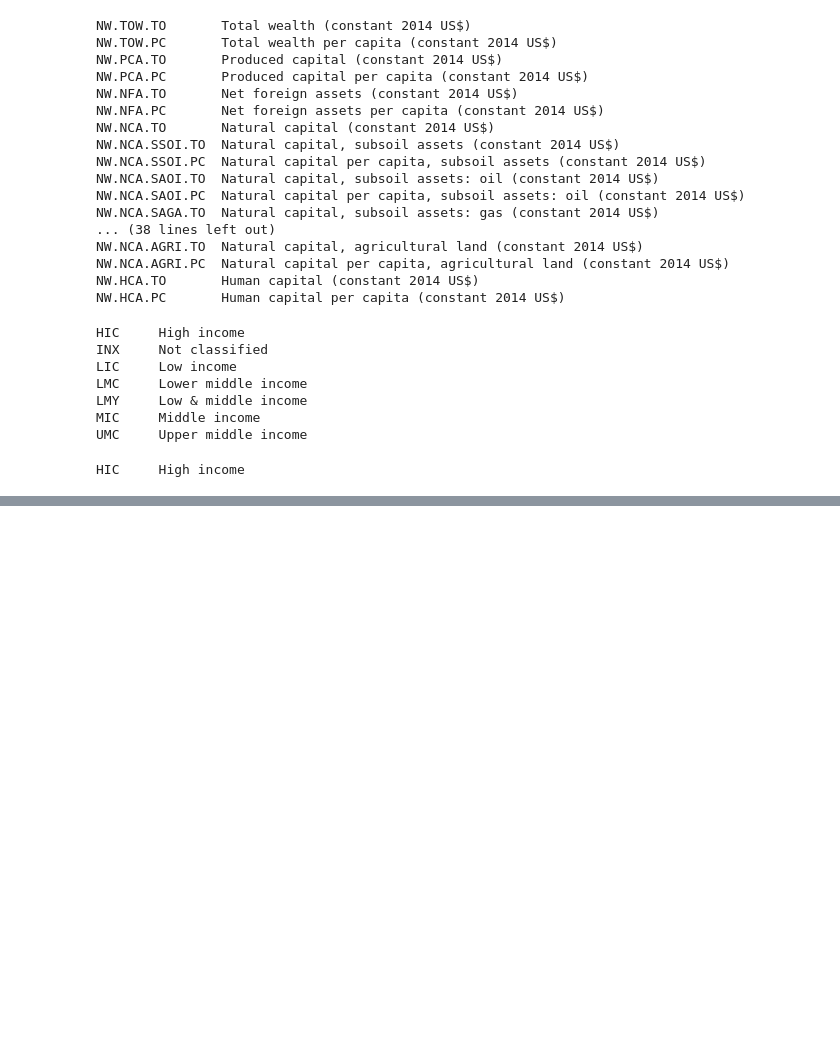
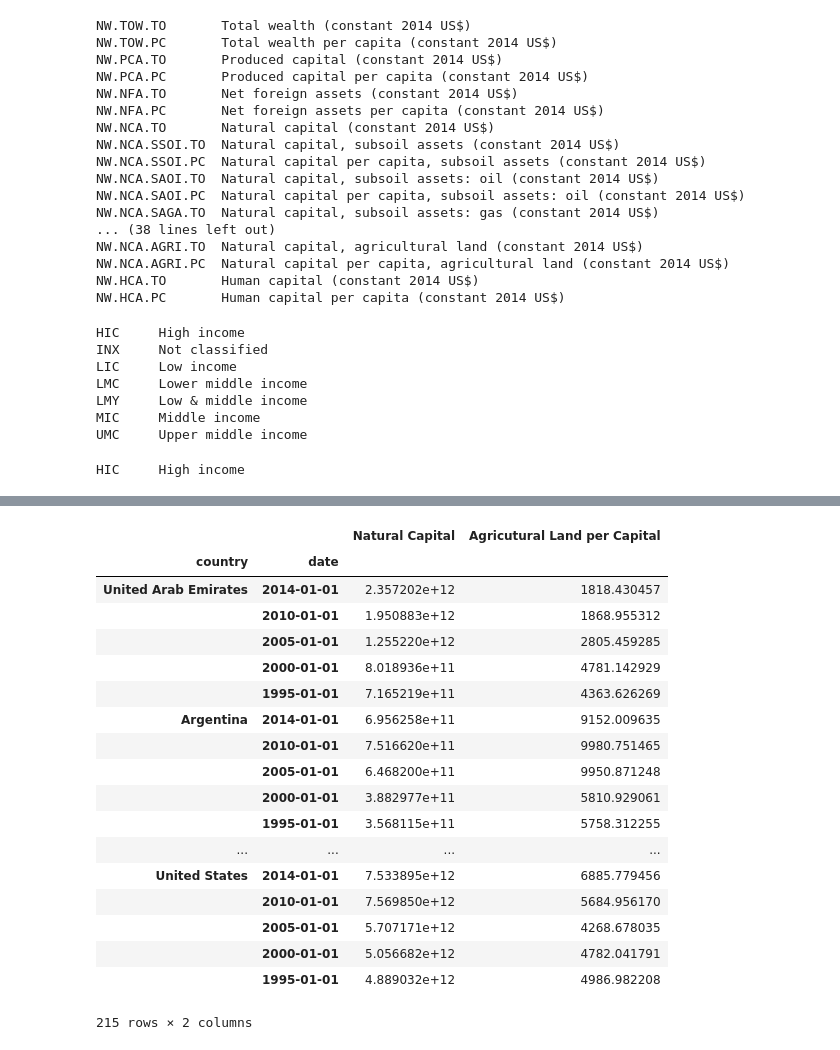
Before and after one commit to Danfurm/Climate_Resources, a Jupyter notebook: Project.1.ipynb, the cells around one changed output, grey strips where cells are left out. Cells and saved outputs as stored; diff of their text form; code cells hidden in the pictures; blank space fills up the shorter version.

```diff
--- a/Project.1.ipynb
+++ b/Project.1.ipynb
@@ -110,0 +133,25 @@ IndexError: list index out of range
+# %%
+countries = [i['id'] for i in wbdata.get_country(incomelevel="HIC", display=False)]
+indicators = {"NW.NCA.TO": "Natural Capital","NW.NCA.AGRI.PC": "Agricutural Land per Capital"}
+df_Nat_Cap = wbdata.get_dataframe(indicators, country=countries, convert_date=True)
+df_Nat_Cap
+# %% [output]
+|  |  | Natural Capital | Agricutural Land per Capital |
+| country | date |  |  |
+| United Arab Emirates | 2014-01-01 | 2.357202e+12 | 1818.430457 |
+|  | 2010-01-01 | 1.950883e+12 | 1868.955312 |
+|  | 2005-01-01 | 1.255220e+12 | 2805.459285 |
+|  | 2000-01-01 | 8.018936e+11 | 4781.142929 |
+|  | 1995-01-01 | 7.165219e+11 | 4363.626269 |
+| Argentina | 2014-01-01 | 6.956258e+11 | 9152.009635 |
+|  | 2010-01-01 | 7.516620e+11 | 9980.751465 |
+|  | 2005-01-01 | 6.468200e+11 | 9950.871248 |
+|  | 2000-01-01 | 3.882977e+11 | 5810.929061 |
+|  | 1995-01-01 | 3.568115e+11 | 5758.312255 |
+| ... | ... | ... | ... |
+| United States | 2014-01-01 | 7.533895e+12 | 6885.779456 |
+|  | 2010-01-01 | 7.569850e+12 | 5684.956170 |
+|  | 2005-01-01 | 5.707171e+12 | 4268.678035 |
+|  | 2000-01-01 | 5.056682e+12 | 4782.041791 |
+|  | 1995-01-01 | 4.889032e+12 | 4986.982208 |
+215 rows × 2 columns
```
Also changed, not shown: parts of 2 cells of this notebook.
